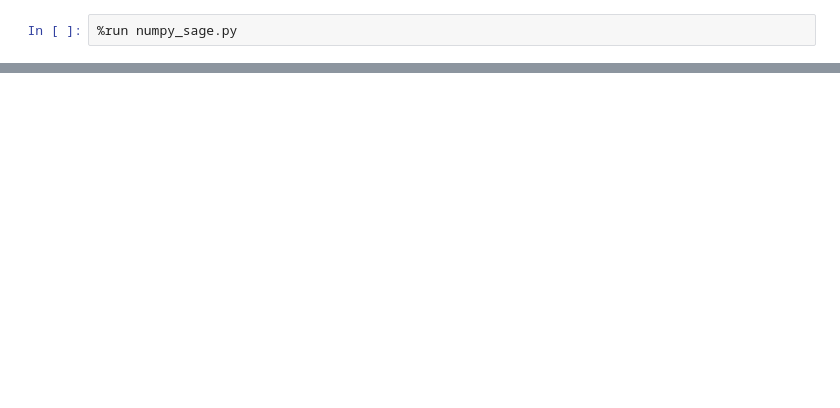
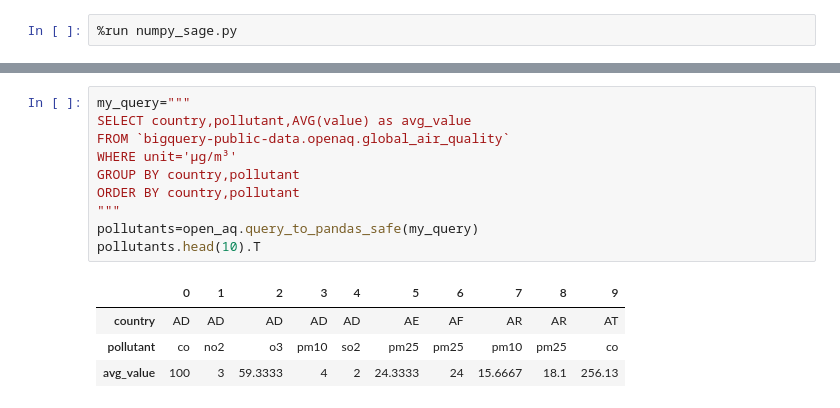
Before and after one commit to OlgaBelitskaya/data_kitchen, a Jupyter notebook: recipe-writing-2.ipynb, the cells around one changed output, grey strips where cells are left out. Saved outputs shown, nothing was run; the diff lists cells and outputs as text; blank space fills up the shorter version.

```diff
--- a/recipe-writing-2.ipynb
+++ b/recipe-writing-2.ipynb
@@ -88,0 +123,15 @@ sage_list_plot_min(np.random.rand(3,15),
+# %%
+my_query="""
+SELECT country,pollutant,AVG(value) as avg_value
+FROM `bigquery-public-data.openaq.global_air_quality`
+WHERE unit='µg/m³'
+GROUP BY country,pollutant
+ORDER BY country,pollutant
+"""
+pollutants=open_aq.query_to_pandas_safe(my_query)
+pollutants.head(10).T
+# %% [output]
+|  | 0 | 1 | 2 | 3 | 4 | 5 | 6 | 7 | 8 | 9 |
+| country | AD | AD | AD | AD | AD | AE | AF | AR | AR | AT |
+| pollutant | co | no2 | o3 | pm10 | so2 | pm25 | pm25 | pm10 | pm25 | co |
+| avg_value | 100 | 3 | 59.3333 | 4 | 2 | 24.3333 | 24 | 15.6667 | 18.1 | 256.13 |
```
Also changed, not shown: parts of 15 cells of this notebook, 1 other file.
